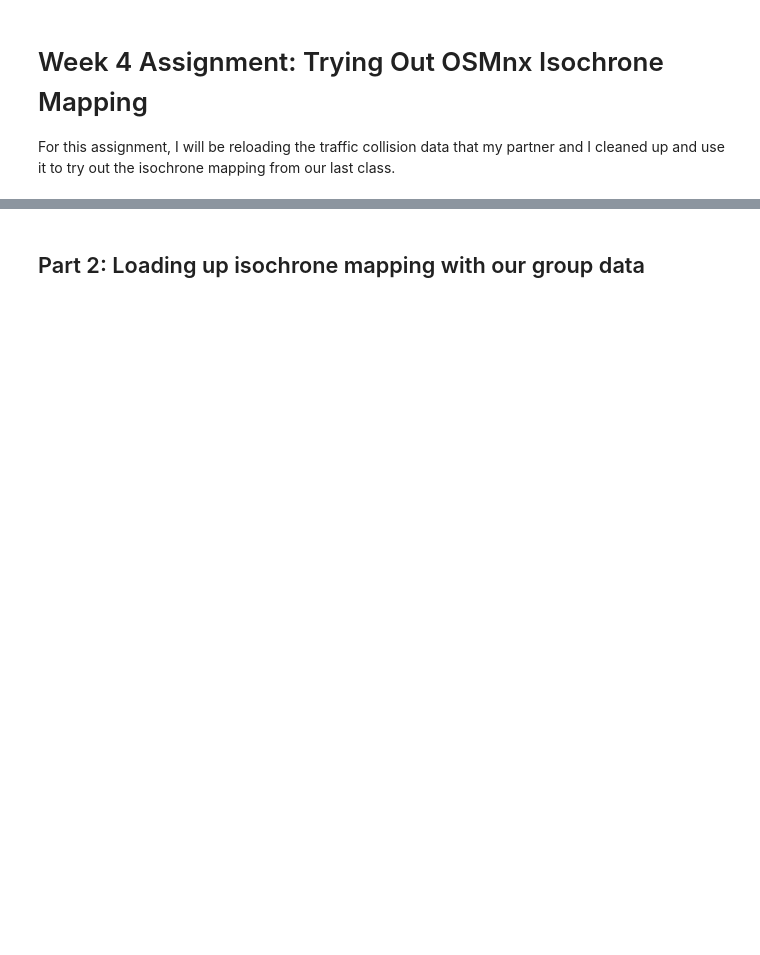
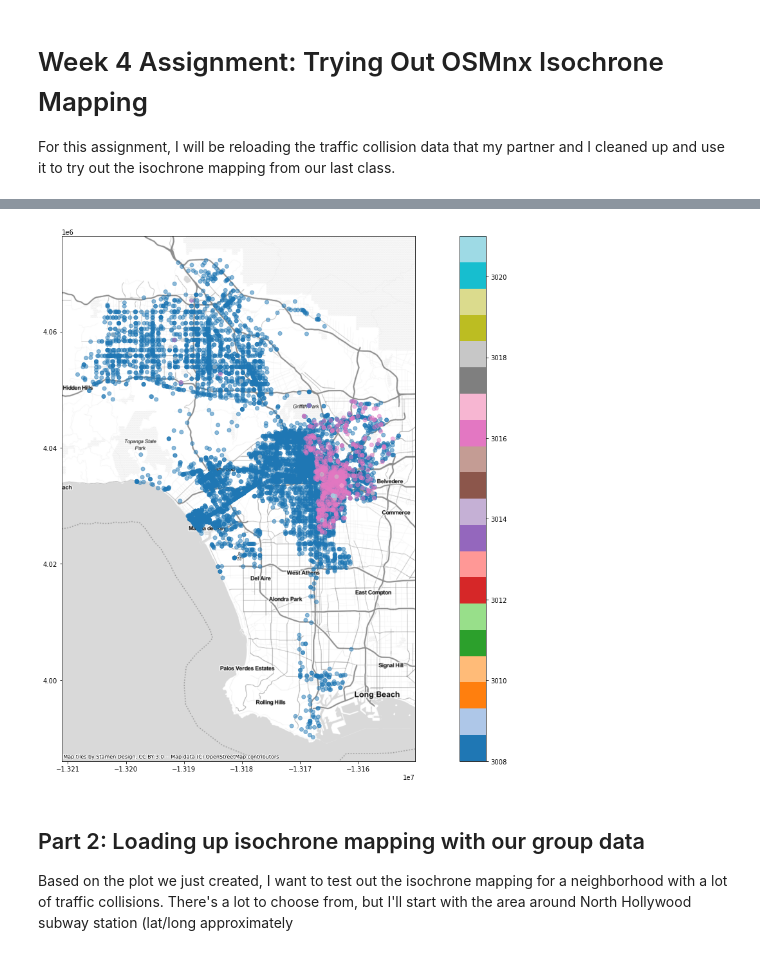
Before and after one commit to baileylai23/up206a-bailey, a Jupyter notebook: week04/Week04assignment.ipynb, the cells around one changed output, grey strips where cells are left out. Saved outputs shown, nothing was run; the diff lists cells and outputs as text; code cells hidden in the pictures; blank space fills up the shorter version.

```diff
--- a/week04/Week04assignment.ipynb
+++ b/week04/Week04assignment.ipynb
@@ -24,2 +124,20 @@ import contextily as ctx
+# %%
+#loading mercator projection from Open Street Maps (OSM)
+osm_web_mercator = geo.to_crs(epsg=3857)
+# %%
+fig,ax = plt.subplots(figsize=(25,15))
+osm_web_mercator.plot(ax=ax,
+                    column = 'MO Codes',
+                    legend = True,
+                    cmap = 'tab20',
+                    alpha = 0.5,
+                   )
+
+# loading a basemap that has relatively clean mapping of LA
+ctx.add_basemap(ax,source=ctx.providers.Stamen.TonerLite)
+# %% [output]
+[figure, added]
 # %% [markdown]
 ## Part 2: Loading up isochrone mapping with our group data
+
+Based on the plot we just created, I want to test out the isochrone mapping for a neighborhood with a lot of traffic collisions. There's a lot to choose from, but I'll start with the area around North Hollywood subway station (lat/long approximately
```
Also changed, not shown: parts of 16 cells of this notebook.
